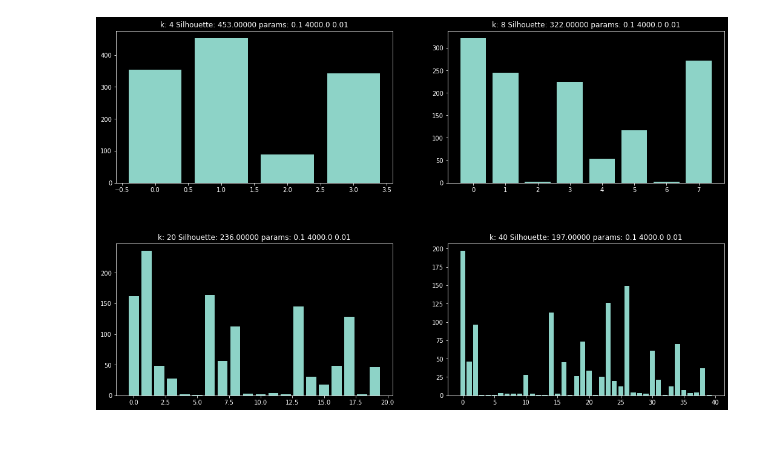
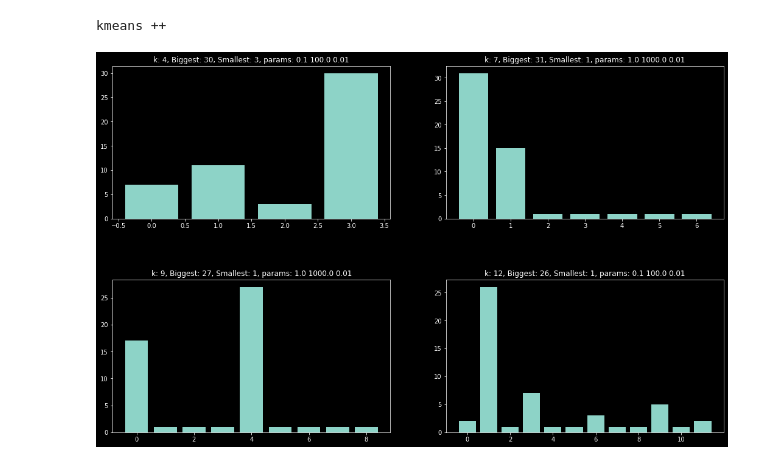
Before and after one commit to jccaleroe/GFSC-for-entity-topics, a Jupyter notebook: fusion/fusion.ipynb, the cells around one changed output. Saved outputs shown, nothing was run; the diff lists cells and outputs as text; code cells hidden in the pictures; blank space fills up the shorter version.

Commit message:
views by level

```diff
--- a/fusion/fusion.ipynb
+++ b/fusion/fusion.ipynb
@@ -114,7 +115,8 @@ def save_results(folder):
     for k in clusters:
         save_np(folder + str(k) + '_means', clusters[k])
 # %%
+histograms, biggest, smallest, clusters, parameters = {}, {}, {}, {}, {}
 # run_experiments([40, 70, 100, 150], 'views/profiles/')
-run_experiments([4, 8, 20, 40], 'views/profiles/')
+run_experiments([4, 7, 9, 12], 'views/profiles/level_3/')
 # run_experiments([40], 'views/profiles/')
 # %% [output]
@@ -138,19 +124,22 @@ Silhouette: 0.2054885776325921,  Biggest cluster: 410  Smallest cluster: 1
 # %%
 import matplotlib.pyplot as plt
 
 plt.style.use('dark_background')
 
 def plot_histograms():
     plt.figure(figsize=(18, 24))
     plt.subplots_adjust(hspace=0.4)
     cnt = 1
     for k in histograms:
         plt.subplot(len(histograms), 2, cnt)
         cnt += 1
         d = histograms[k]
         plt.bar(d.keys(), d.values())
-        plt.title('k: ' + str(k) + ' Biggest: ' + str(min_k[k]) + parameters[k])
+        plt.title('k: ' + str(k) + ', Biggest: ' + str(biggest[k])
+                  + ', Smallest: ' + str(smallest[k]) + parameters[k])
 
+print("kmeans ++")
 plot_histograms()
 # %% [output]
+kmeans ++
-[figure, old version]
+[figure, new version]
```
Also changed, not shown: parts of 12 cells of this notebook, 2 other files.
